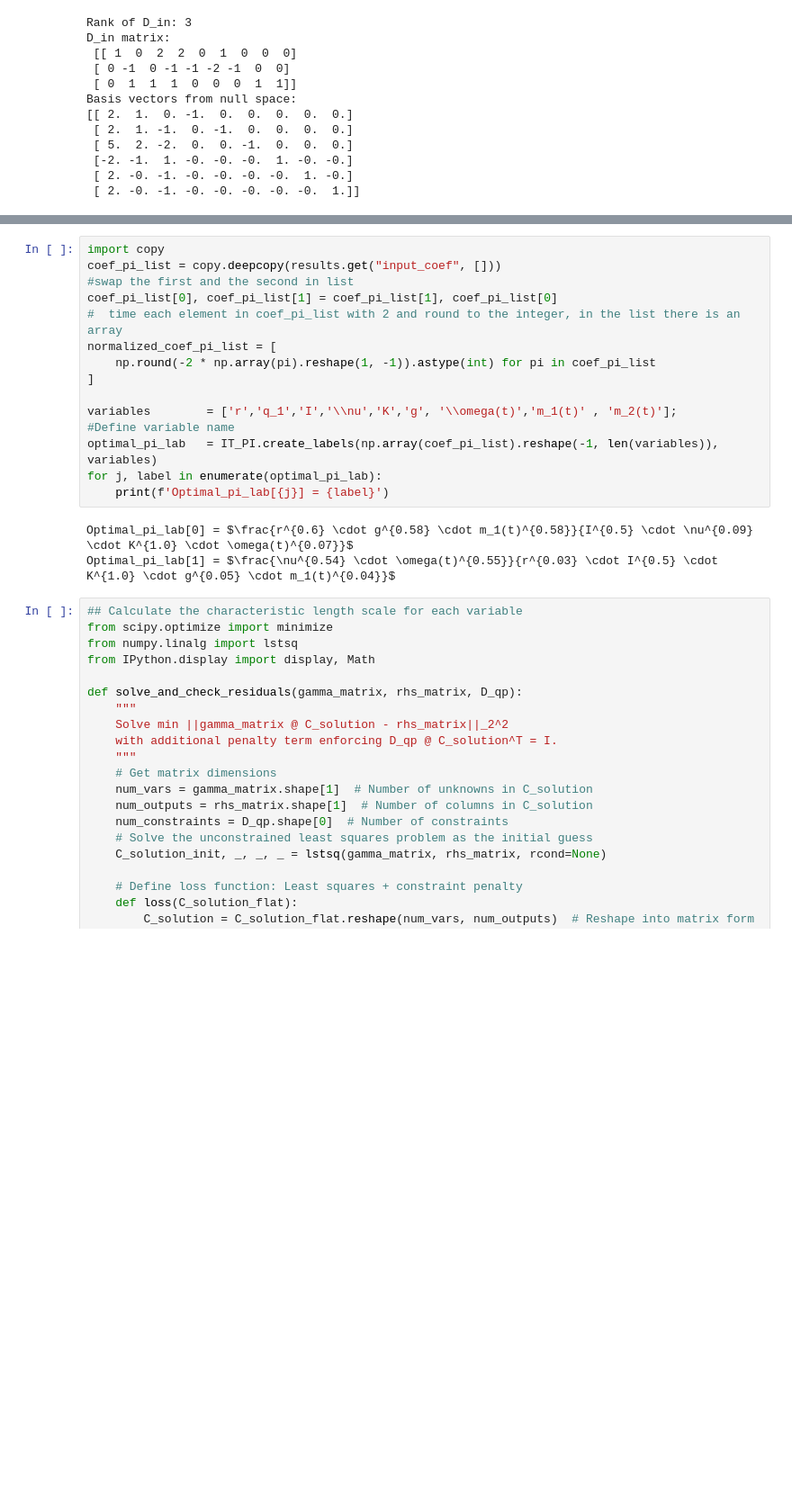
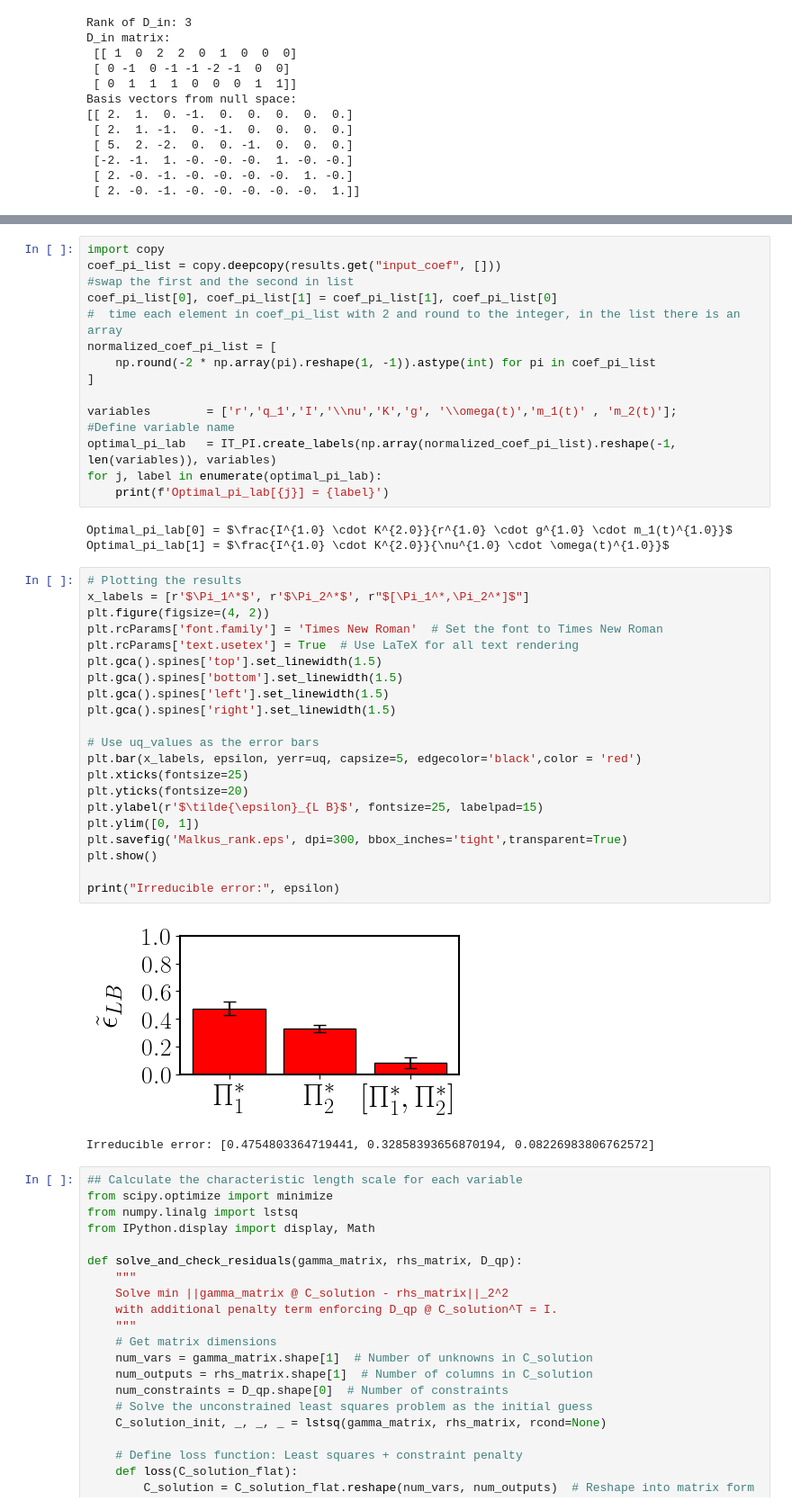
Before and after one commit to rosen14/IT_PI, a Jupyter notebook: Examples/Malkus/Malkus.ipynb, the cells around one changed output, grey strips where cells are left out. Shown at 90% size. Cells and saved outputs as stored; diff of their text form; blank space fills up the shorter version.

Commit message:
fix the figures

```diff
--- a/Examples/Malkus/Malkus.ipynb
+++ b/Examples/Malkus/Malkus.ipynb
@@ -188,12 +188,36 @@ normalized_coef_pi_list = [
 ]
 
 variables        = ['r','q_1','I','\\nu','K','g', '\\omega(t)','m_1(t)' , 'm_2(t)'];                   #Define variable name
-optimal_pi_lab   = IT_PI.create_labels(np.array(coef_pi_list).reshape(-1, len(variables)), variables)
+optimal_pi_lab   = IT_PI.create_labels(np.array(normalized_coef_pi_list).reshape(-1, len(variables)), variables)
 for j, label in enumerate(optimal_pi_lab):
     print(f'Optimal_pi_lab[{j}] = {label}')
 # %% [output]
-Optimal_pi_lab[0] = $\frac{r^{0.6} \cdot g^{0.58} \cdot m_1(t)^{0.58}}{I^{0.5} \cdot \nu^{0.09} \cdot K^{1.0} \cdot \omega(t)^{0.07}}$
-Optimal_pi_lab[1] = $\frac{\nu^{0.54} \cdot \omega(t)^{0.55}}{r^{0.03} \cdot I^{0.5} \cdot K^{1.0} \cdot g^{0.05} \cdot m_1(t)^{0.04}}$
+Optimal_pi_lab[0] = $\frac{I^{1.0} \cdot K^{2.0}}{r^{1.0} \cdot g^{1.0} \cdot m_1(t)^{1.0}}$
+Optimal_pi_lab[1] = $\frac{I^{1.0} \cdot K^{2.0}}{\nu^{1.0} \cdot \omega(t)^{1.0}}$
+# %%
+# Plotting the results
+x_labels = [r'$\Pi_1^*$', r'$\Pi_2^*$', r"$[\Pi_1^*,\Pi_2^*]$"]
+plt.figure(figsize=(4, 2))
+plt.rcParams['font.family'] = 'Times New Roman'  # Set the font to Times New Roman
+plt.rcParams['text.usetex'] = True  # Use LaTeX for all text rendering
+plt.gca().spines['top'].set_linewidth(1.5)
+plt.gca().spines['bottom'].set_linewidth(1.5)
+plt.gca().spines['left'].set_linewidth(1.5)
+plt.gca().spines['right'].set_linewidth(1.5)
+
+# Use uq_values as the error bars
+plt.bar(x_labels, epsilon, yerr=uq, capsize=5, edgecolor='black',color = 'red')
+plt.xticks(fontsize=25)
+plt.yticks(fontsize=20)
+plt.ylabel(r'$\tilde{\epsilon}_{L B}$', fontsize=25, labelpad=15)
+plt.ylim([0, 1])
+plt.savefig('Malkus_rank.eps', dpi=300, bbox_inches='tight',transparent=True)
+plt.show()
+
+print("Irreducible error:", epsilon)
+# %% [output]
+[figure, added]
+Irreducible error: [0.4754803364719441, 0.32858393656870194, 0.08226983806762572]
 # %%
 ## Calculate the characteristic length scale for each variable
 from scipy.optimize import minimize
```
Also changed, not shown: parts of 3 cells of this notebook, 7 other files.
